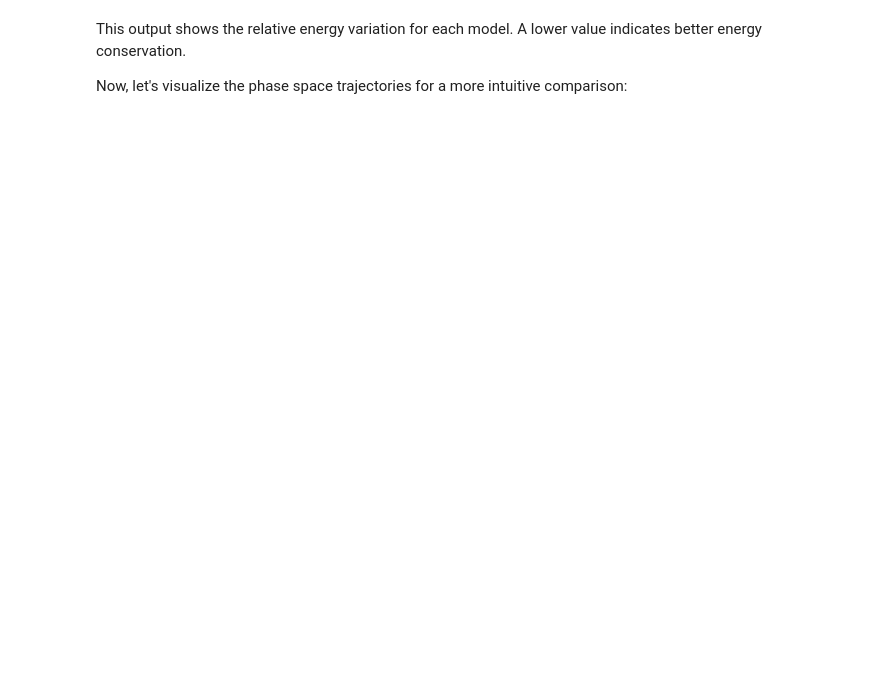
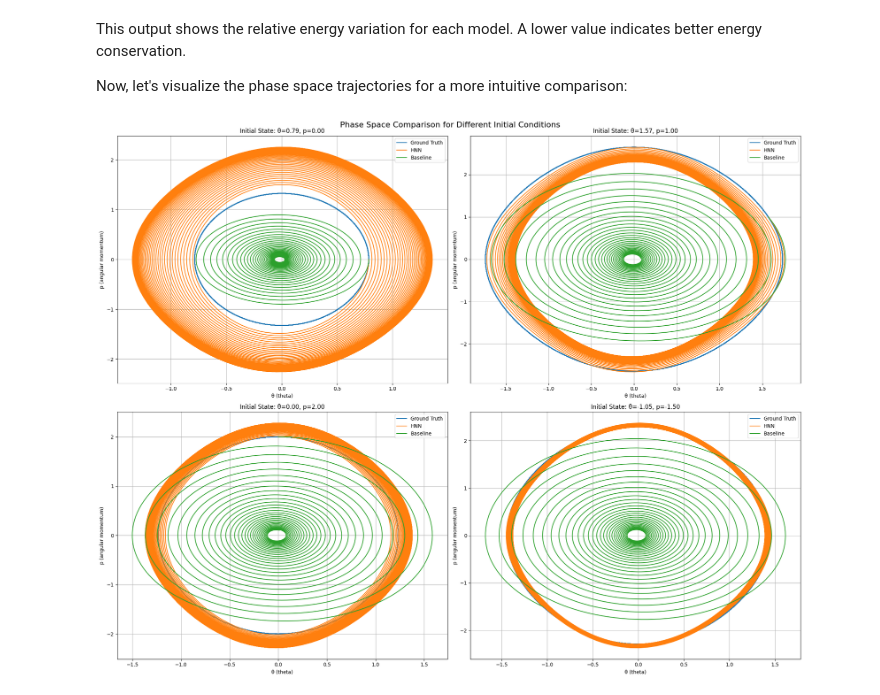
Before and after one commit to YuriPaglierani/Hamiltonian-Neural-Networks-Pendulums, a Jupyter notebook: notebooks/single_pendulum_nb.ipynb, the cells around one changed output. Cells and saved outputs as stored; diff of their text form; code cells hidden in the pictures; blank space fills up the shorter version.

```diff
--- a/notebooks/single_pendulum_nb.ipynb
+++ b/notebooks/single_pendulum_nb.ipynb
@@ -209,3 +365,24 @@ plt.show()
+# %%
+def plot_phase_space_comparisons(true_trajectories, hnn_trajectories, baseline_trajectories, initial_states):
+    fig, axes = plt.subplots(2, 2, figsize=(20, 16))
+    fig.suptitle('Phase Space Comparison for Different Initial Conditions', fontsize=16)
+
+    for i, ax in enumerate(axes.flat):
+        ax.plot(true_trajectories[i][:, 0].numpy(), true_trajectories[i][:, 1].numpy(), label='Ground Truth')
+        ax.plot(hnn_trajectories[i][:, 0].numpy(), hnn_trajectories[i][:, 1].numpy(), label='HNN')
+        ax.plot(baseline_trajectories[i][:, 0].numpy(), baseline_trajectories[i][:, 1].numpy(), label='Baseline')
+        ax.set_xlabel('θ (theta)')
+        ax.set_ylabel('p (angular momentum)')
+        ax.set_title(f'Initial State: θ={initial_states[i][0]:.2f}, p={initial_states[i][1]:.2f}')
+        ax.legend()
+        ax.grid(True)
+
+    plt.tight_layout()
+    plt.show()
+
+plot_phase_space_comparisons(true_trajectories, hnn_trajectories, baseline_trajectories, initial_states)
+# %% [output]
+[figure, added]
 # %% [markdown]
 This plot shows how well each model follows the true trajectory in phase space over the 1000-step simulation.
 
```
Also changed, not shown: parts of 14 cells of this notebook.
